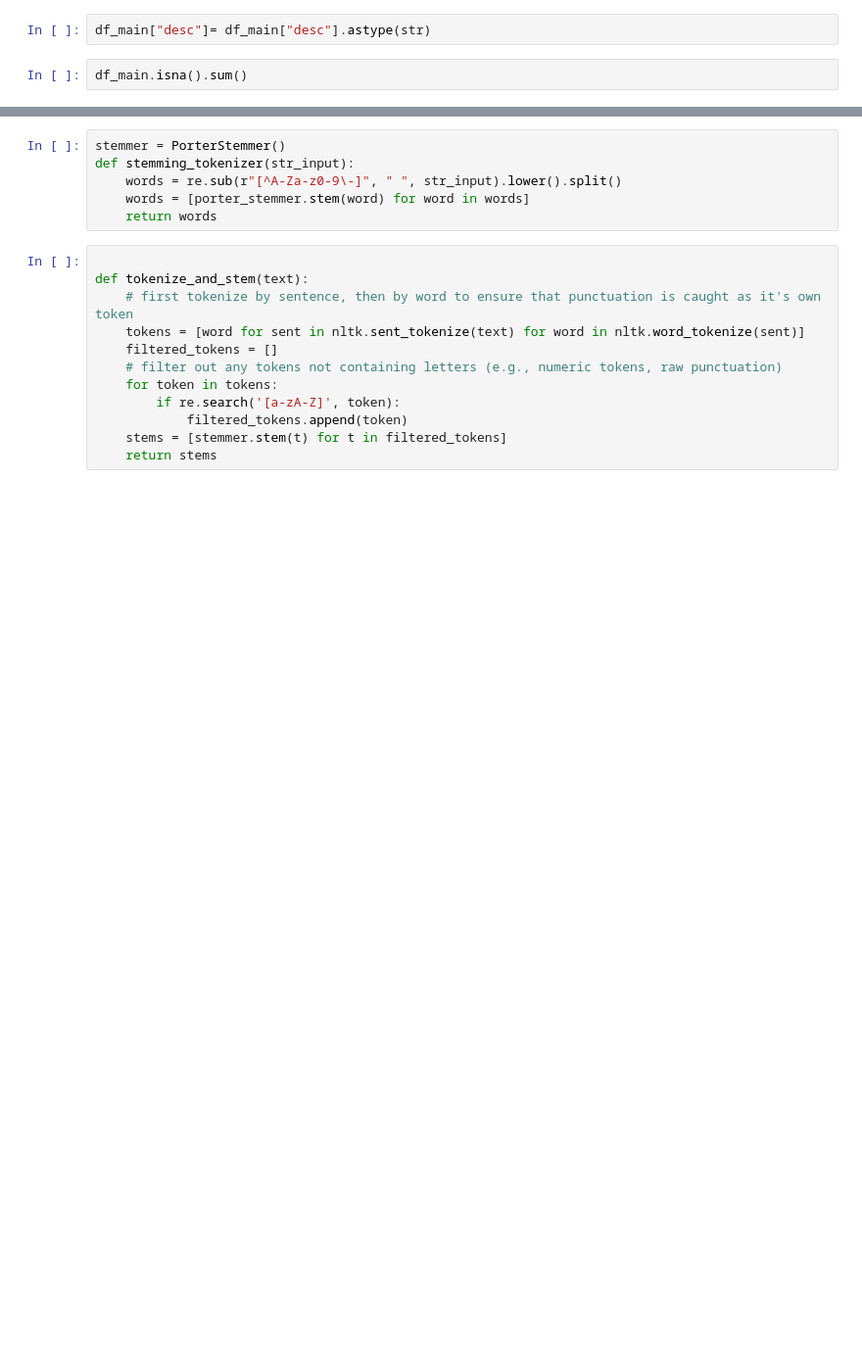
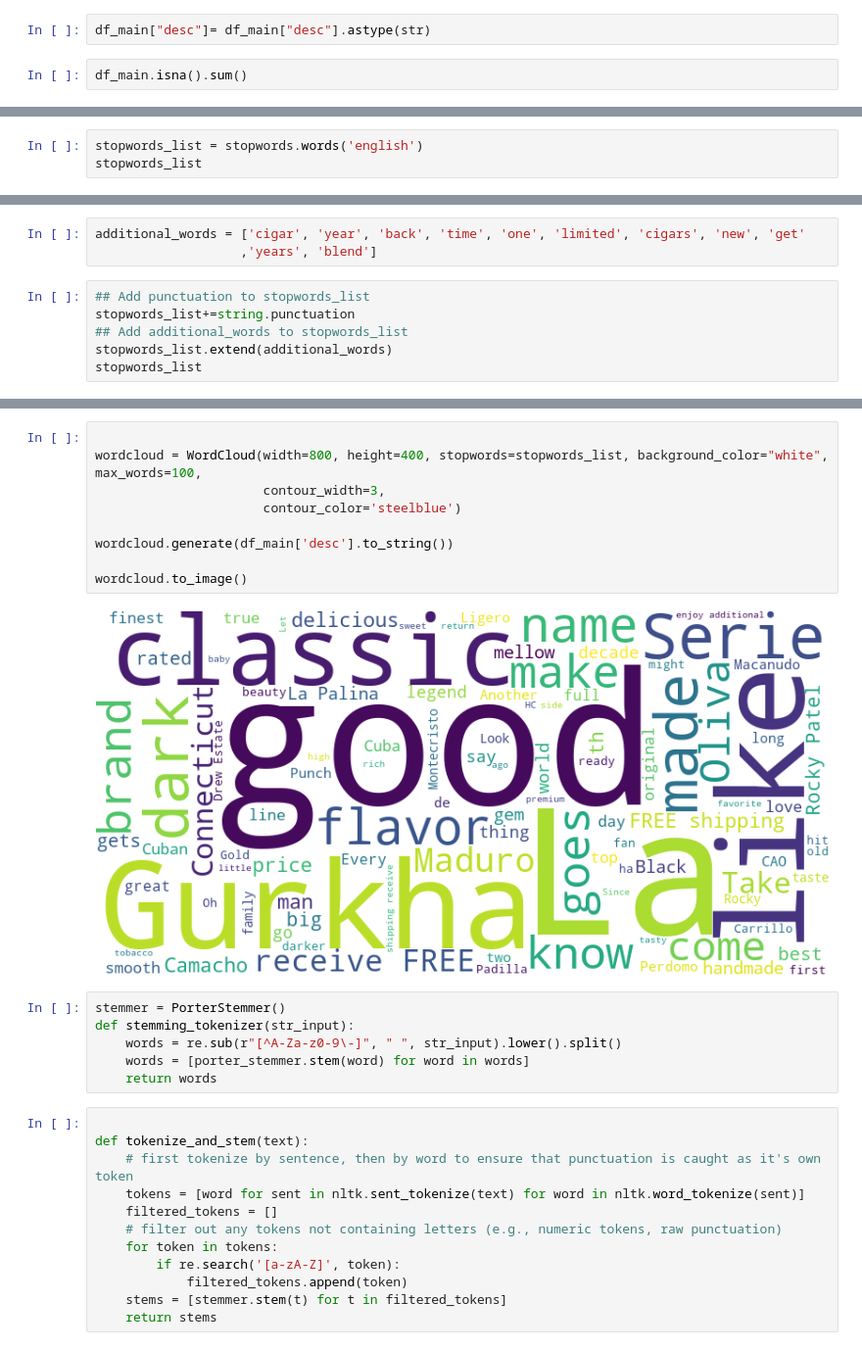
Before and after one commit to SteveRNewman/cigar_recommender, a Jupyter notebook: Working Capstone.ipynb, the cells around one changed output, grey strips where cells are left out. Shown at 98% size. Saved outputs shown, nothing was run; the diff lists cells and outputs as text; blank space fills up the shorter version.

```diff
--- a/Working Capstone.ipynb
+++ b/Working Capstone.ipynb
@@ -251,0 +397,3 @@ plt.show()
+# %%
+stopwords_list = stopwords.words('english')
+stopwords_list
@@ -251,0 +418,9 @@ plt.show()
+# %%
+additional_words = ['cigar', 'year', 'back', 'time', 'one', 'limited', 'cigars', 'new', 'get'
+                   ,'years', 'blend']
+# %%
+## Add punctuation to stopwords_list
+stopwords_list+=string.punctuation
+## Add additional_words to stopwords_list
+stopwords_list.extend(additional_words)
+stopwords_list
@@ -252,3 +445,14 @@ plt.show()
+# %%
+
+wordcloud = WordCloud(width=800, height=400, stopwords=stopwords_list, background_color="white", max_words=100,
+                      contour_width=3,
+                      contour_color='steelblue')
+
+wordcloud.generate(df_main['desc'].to_string())
+
+wordcloud.to_image()
+# %% [output]
+[figure, added]
 # %%
 stemmer = PorterStemmer()
 def stemming_tokenizer(str_input):
```
Also changed, not shown: parts of 48 cells of this notebook.
